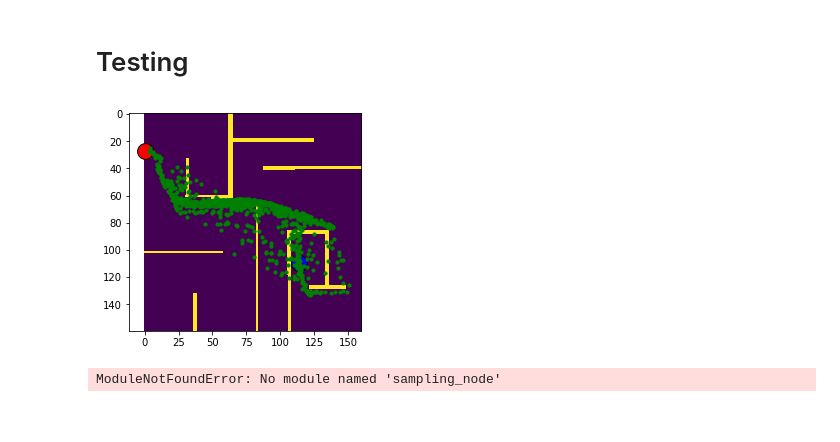
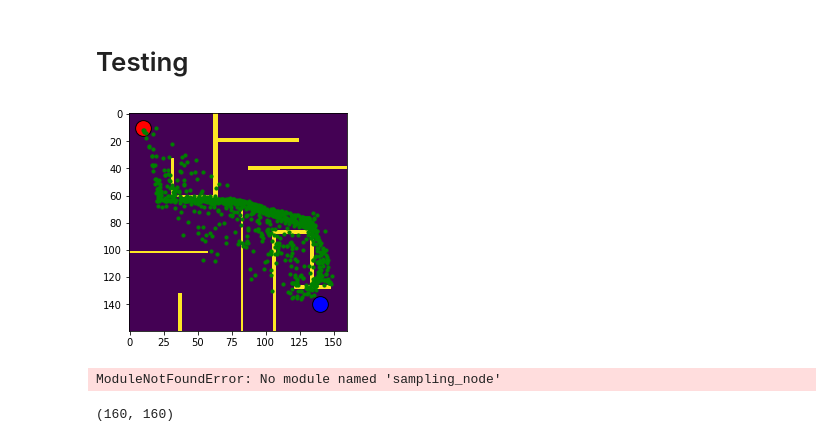
Before and after one commit to kartikarcot/Planning_Project, a Jupyter notebook: CVAE/LearningNarrowPassages.ipynb, the cells around one changed output. Saved outputs shown, nothing was run; the diff lists cells and outputs as text; code cells hidden in the pictures.

```diff
--- a/CVAE/LearningNarrowPassages.ipynb
+++ b/CVAE/LearningNarrowPassages.ipynb
@@ -302,34 +302,36 @@ saver.restore(sess_test, tf.train.latest_checkpoint(MODEL_DIR))
 # %%
 
 # Now, let's access and create placeholders variables and
 # create feed-dict to feed new data
 
 NUM_SAMPLES = 1000  # number of samples for model to generate
 
 rand_test_i = randint(0,numTest-1)
 rand_cond = cond_test[rand_test_i, :]
+rand_cond[:2] = [10/SAMPLE_SCALE_UP,10/SAMPLE_SCALE_UP]
+rand_cond[2:4] = [140/SAMPLE_SCALE_UP,140/SAMPLE_SCALE_UP]
 init = rand_cond[:STATE_DIM] * SAMPLE_SCALE_UP
 goal = rand_cond[STATE_DIM:2*STATE_DIM] * SAMPLE_SCALE_UP
 
 # same condition repeated NUM_SAMPLES times
 cond_samples = np.repeat([rand_cond],NUM_SAMPLES,axis=0)
 gen_samples=None
 # directly sample from the latent space to generate predicted samples
 z = sess_test.graph.get_tensor_by_name('Add:0')
 c = sess_test.graph.get_tensor_by_name('c:0')
 y = sess_test.graph.get_tensor_by_name('dense_6/BiasAdd:0')
 gen_samples, _ = sess_test.run([y, z], feed_dict={z: np.random.randn(NUM_SAMPLES, z_dim), c: cond_samples})
 # scale up samples to original map dimension
 gen_samples = gen_samples * SAMPLE_SCALE_UP
 
 plt.imshow(orig_map)
 plt.scatter(x=init[1], y=init[0], color="red", s=250, edgecolors='black') # init
 plt.scatter(x=goal[1], y=goal[0], color="blue", s=250, edgecolors='black') # goal
 plt.scatter(x=gen_samples[:,1], y=gen_samples[:,0], color="green", s=10) # samples
 
 plt.show()
 # %% [output]
-[figure, old version]
+[figure, new version]
 # %%
 [n.name for n in tf.get_default_graph().as_graph_def().node]
 # %%
@@ -338,3 +340,7 @@ from sampling_node.msg import Points
 from sampling_node.srv import SamplingService, SamplingServiceResponse, SamplingServiceRequest
 # %% [output]
 ModuleNotFoundError: No module named 'sampling_node'
+# %%
+orig_map.shape
+# %% [output]
+(160, 160)
```
Also changed, not shown: parts of 6 cells of this notebook, 2 other files.
